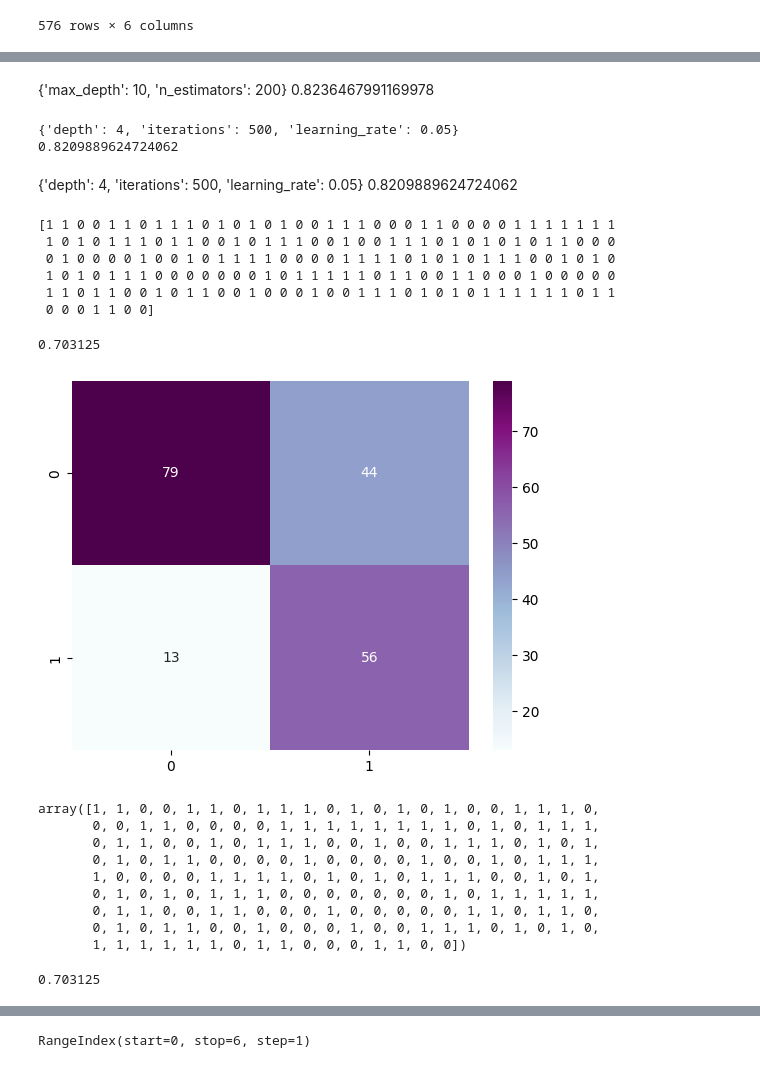
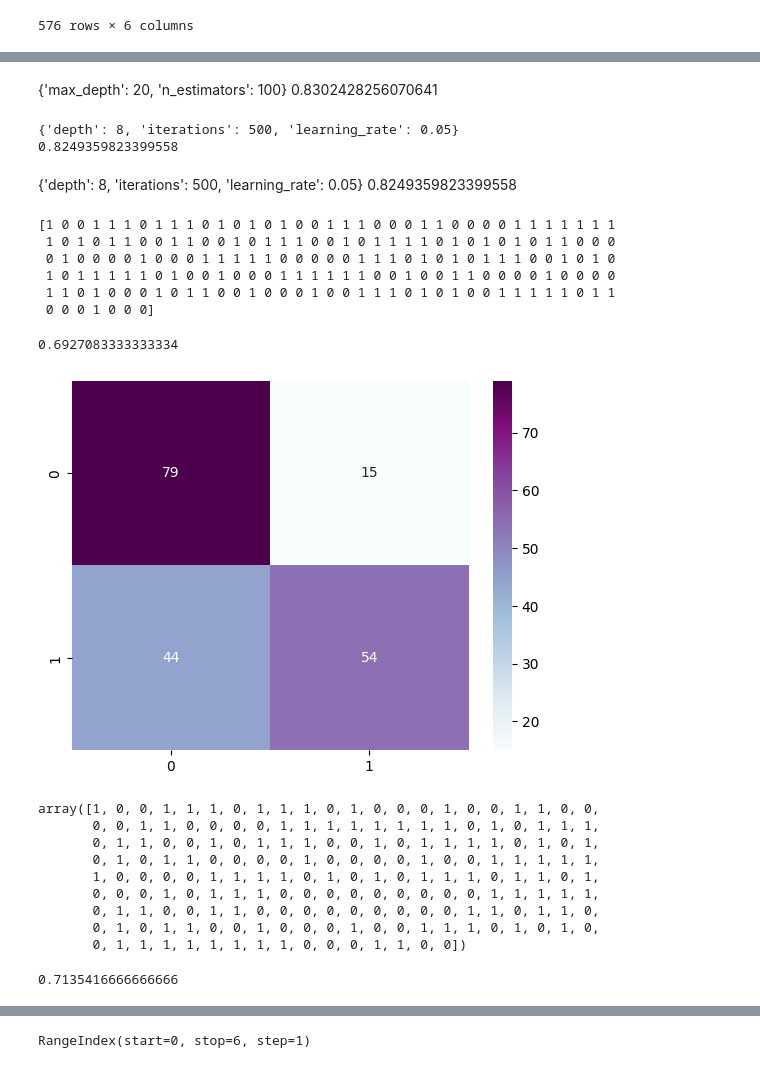
Before and after one commit to nikhilr-codes/Diabetes-Prediction, a Jupyter notebook: Models/diabetes (1).ipynb, the cells around one changed output, grey strips where cells are left out. Cells and saved outputs as stored; diff of their text form; code cells hidden in the pictures.

Commit message:
Machine Learning Updated

```diff
--- a/Models/diabetes (1).ipynb
+++ b/Models/diabetes (1).ipynb
@@ -20,5 +22,5 @@ from catboost import CatBoostClassifier
 # %%
-df=pd.read_csv('/workspaces/Diabetes/diabetes.csv')
+df=pd.read_csv('/workspaces/Diabetes-Prediction/Dataset/diabetes.csv')
 df.head()
 # %% [output]
 |  | Pregnancies | Glucose | BloodPressure | SkinThickness | Insulin | BMI | DiabetesPedigreeFunction | Age | ... |
@@ -294,6 +307,6 @@ print(clf.best_score_ )
 # %% [markdown]
-{'max_depth': 10, 'n_estimators': 200}
-0.8236467991169978
+{'max_depth': 20, 'n_estimators': 100}
+0.8302428256070641
 # %%
 Cb=CatBoostClassifier(verbose=0,random_state=42)
 Cb_params={'iterations':[300,500],
@@ -305,35 +318,35 @@ clf.fit(x_train,y_train_smote)
 print(clf.best_params_)
 print(clf.best_score_)
 # %% [output]
-{'depth': 4, 'iterations': 500, 'learning_rate': 0.05}
-0.8209889624724062
+{'depth': 8, 'iterations': 500, 'learning_rate': 0.05}
+0.8249359823399558
 # %% [markdown]
-{'depth': 4, 'iterations': 500, 'learning_rate': 0.05}
-0.8209889624724062
+{'depth': 8, 'iterations': 500, 'learning_rate': 0.05}
+0.8249359823399558
 # %%
 cat_model=CatBoostClassifier(verbose=0,depth=4,iterations=500,learning_rate=0.05)
-model.fit(x_train,y_train_smote)
+cat_model.fit(x_train,y_train_smote)
 
-cat_pred=model.predict(x_test)
+cat_pred=cat_model.predict(x_test)
 print(cat_pred)
 # %% [output]
-[1 1 0 0 1 1 0 1 1 1 0 1 0 1 0 1 0 0 1 1 1 0 0 0 1 1 0 0 0 0 1 1 1 1 1 1 1
- 1 0 1 0 1 1 1 0 1 1 0 0 1 0 1 1 1 0 0 1 0 0 1 1 1 0 1 0 1 0 1 0 1 1 0 0 0
- 0 1 0 0 0 0 1 0 0 1 0 1 1 1 1 0 0 0 0 1 1 1 1 0 1 0 1 0 1 1 1 0 0 1 0 1 0
- 1 0 1 0 1 1 1 0 0 0 0 0 0 0 1 0 1 1 1 1 1 0 1 1 0 0 1 1 0 0 0 1 0 0 0 0 0
- 1 1 0 1 1 0 0 1 0 1 1 0 0 1 0 0 0 1 0 0 1 1 1 0 1 0 1 0 1 1 1 1 1 1 0 1 1
- 0 0 0 1 1 0 0]
+[1 0 0 1 1 1 0 1 1 1 0 1 0 1 0 1 0 0 1 1 1 0 0 0 1 1 0 0 0 0 1 1 1 1 1 1 1
+ 1 0 1 0 1 1 0 0 1 1 0 0 1 0 1 1 1 0 0 1 0 1 1 1 1 0 1 0 1 0 1 0 1 1 0 0 0
+ 0 1 0 0 0 0 1 0 0 0 1 1 1 1 1 0 0 0 0 0 1 1 1 0 1 0 1 0 1 1 1 0 0 1 0 1 0
+ 1 0 1 1 1 1 1 0 1 0 0 1 0 0 0 1 1 1 1 1 1 0 0 1 0 0 1 1 0 0 0 0 1 0 0 0 0
+ 1 1 0 1 0 0 0 1 0 1 1 0 0 1 0 0 0 1 0 0 1 1 1 0 1 0 1 0 0 1 1 1 1 1 0 1 1
+ 0 0 0 1 0 0 0]
 # %%
 accuracy_score(cat_pred,y_test)
 # %% [output]
-0.703125
+0.6927083333333334
 # %%
 cat_cm=confusion_matrix(cat_pred,y_test)
-cm
-sn.heatmap(cm,annot=True,cmap='BuPu')
+cat_cm
+sn.heatmap(cat_cm,annot=True,cmap='BuPu')
 plt.show()
 # %% [output]
-[figure, old version]
+[figure, new version]
 # %%
 model=RandomForestClassifier(n_estimators=200,max_depth=10,random_state=42)
 model.fit(x_train,y_train_smote)
@@ -342,19 +355,19 @@ y_prob=model.predict_proba(x_test)[:,1]
 y_pred=np.where(y_prob>0.5,1,0)
 y_pred
 # %% [output]
-array([1, 1, 0, 0, 1, 1, 0, 1, 1, 1, 0, 1, 0, 1, 0, 1, 0, 0, 1, 1, 1, 0,
+array([1, 0, 0, 1, 1, 1, 0, 1, 1, 1, 0, 1, 0, 0, 0, 1, 0, 0, 1, 1, 0, 0,
        0, 0, 1, 1, 0, 0, 0, 0, 1, 1, 1, 1, 1, 1, 1, 1, 0, 1, 0, 1, 1, 1,
-       0, 1, 1, 0, 0, 1, 0, 1, 1, 1, 0, 0, 1, 0, 0, 1, 1, 1, 0, 1, 0, 1,
-       0, 1, 0, 1, 1, 0, 0, 0, 0, 1, 0, 0, 0, 0, 1, 0, 0, 1, 0, 1, 1, 1,
-       1, 0, 0, 0, 0, 1, 1, 1, 1, 0, 1, 0, 1, 0, 1, 1, 1, 0, 0, 1, 0, 1,
-       0, 1, 0, 1, 0, 1, 1, 1, 0, 0, 0, 0, 0, 0, 0, 1, 0, 1, 1, 1, 1, 1,
-       0, 1, 1, 0, 0, 1, 1, 0, 0, 0, 1, 0, 0, 0, 0, 0, 1, 1, 0, 1, 1, 0,
+       0, 1, 1, 0, 0, 1, 0, 1, 1, 1, 0, 0, 1, 0, 1, 1, 1, 1, 0, 1, 0, 1,
+       0, 1, 0, 1, 1, 0, 0, 0, 0, 1, 0, 0, 0, 0, 1, 0, 0, 1, 1, 1, 1, 1,
+       1, 0, 0, 0, 0, 1, 1, 1, 1, 0, 1, 0, 1, 0, 1, 1, 1, 0, 1, 1, 0, 1,
+       0, 0, 0, 1, 0, 1, 1, 1, 0, 0, 0, 0, 0, 0, 0, 0, 0, 1, 1, 1, 1, 1,
+       0, 1, 1, 0, 0, 1, 1, 0, 0, 0, 0, 0, 0, 0, 0, 0, 1, 1, 0, 1, 1, 0,
        0, 1, 0, 1, 1, 0, 0, 1, 0, 0, 0, 1, 0, 0, 1, 1, 1, 0, 1, 0, 1, 0,
-       1, 1, 1, 1, 1, 1, 0, 1, 1, 0, 0, 0, 1, 1, 0, 0])
+       0, 1, 1, 1, 1, 1, 1, 1, 1, 0, 0, 0, 1, 1, 0, 0])
 # %%
 model.score(x_test,y_test)
 # %% [output]
-0.703125
+0.7135416666666666
 # %%
 cm=confusion_matrix(y_test,y_pred)
 cm
```
Also changed, not shown: parts of 22 cells of this notebook, 8 other files.
